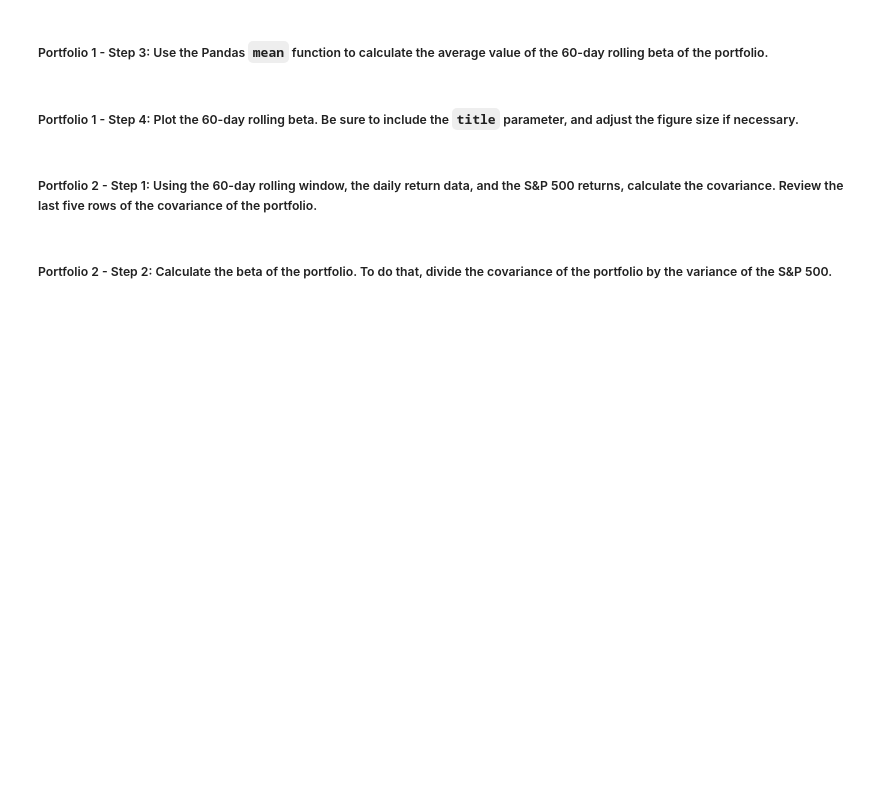
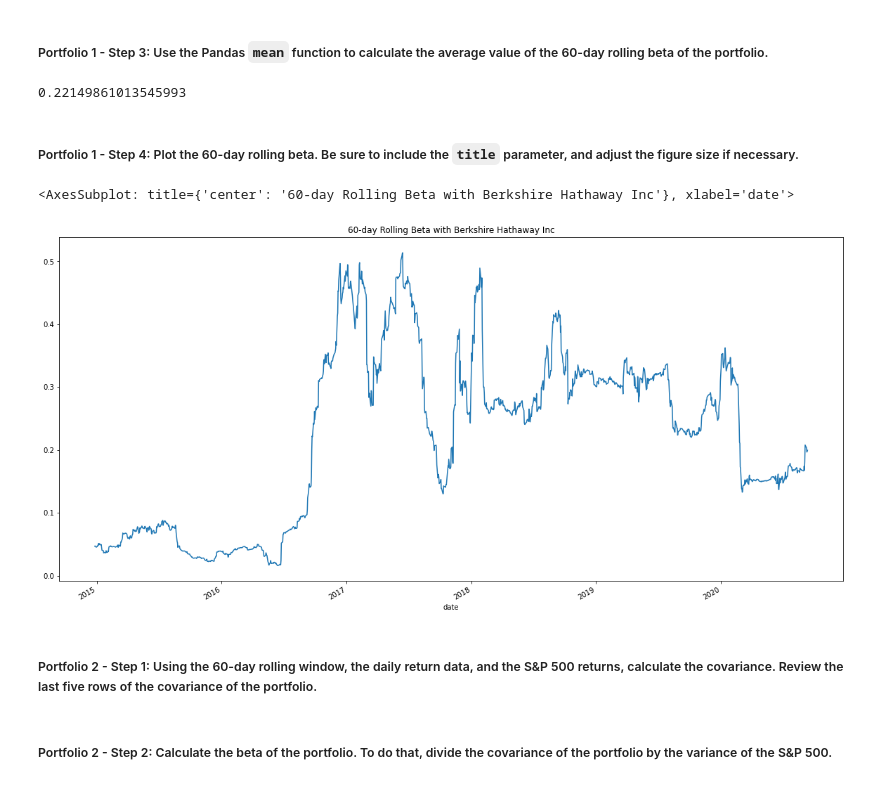
Before and after one commit to Brock-Denton/FinTech-Investing-Platform, a Jupyter notebook: risk_return_analysis.ipynb, the cells around one changed output. Cells and saved outputs as stored; diff of their text form; code cells hidden in the pictures; blank space fills up the shorter version.

```diff
--- a/risk_return_analysis.ipynb
+++ b/risk_return_analysis.ipynb
@@ -389,4 +389,8 @@ Your analysis is nearing completion. Now, you need to evaluate how the portfolio
 of the S&P 500 by using a 60-day rolling window. Visualize the last five rows of the variance of the S&P 500.
 # %%
 # Calculate the variance of the S&P 500 using a rolling 60-day window.
-# YOUR CODE HERE
+market_var = daily_returns_whales_df["S&P 500"].rolling(window=60).var()
+
+# Visualize the last five rows of the variance of the S&P 500
+
+market_var.tail()
@@ -404,5 +416,10 @@ of the S&P 500 by using a 60-day rolling window. Visualize the last five rows of
 ##### Portfolio 1 - Step 1: Using the 60-day rolling window, the daily return data, and the S&P 500 returns, calculate the covariance. Review the last five rows of the covariance of the portfolio.
 # %%
 # Calculate the covariance using a 60-day rolling window
+
+brk_covariance_sixty = daily_returns_whales_df["BERKSHIRE HATHAWAY INC"].rolling(window=60).cov(daily_returns_whales_df["S&P 500"])
+
+
 # Review the last five rows of the covariance data
-# YOUR CODE HERE
+
+brk_covariance_sixty.tail()
@@ -410,5 +435,9 @@ of the S&P 500 by using a 60-day rolling window. Visualize the last five rows of
 ##### Portfolio 1 - Step 2: Calculate the beta of the portfolio. To do that, divide the covariance of the portfolio by the variance of the S&P 500.
 # %%
 # Calculate the beta based on the 60-day rolling covariance compared to the market (S&P 500)
+
+brk_beta_sixty = brk_covariance_sixty / market_var
+
 # Review the last five rows of the beta information
-# YOUR CODE HERE
+
+brk_beta_sixty.tail()
@@ -416,13 +453,23 @@ of the S&P 500 by using a 60-day rolling window. Visualize the last five rows of
 ##### Portfolio 1 - Step 3: Use the Pandas `mean` function to calculate the average value of the 60-day rolling beta of the portfolio.
 # %%
 # Calculate the average of the 60-day rolling beta
-# YOUR CODE HERE
+
+avg_brk_beta_sixty = brk_beta_sixty.mean()
+
+# View the average of the 60-day rolling beta
+avg_brk_beta_sixty
+# %% [output]
+0.22149861013545993
 # %% [markdown]
 ##### Portfolio 1 - Step 4: Plot the 60-day rolling beta. Be sure to include the `title` parameter, and adjust the figure size if necessary.
 # %%
 # Plot the rolling beta
 # Include a title parameter and adjust the figure size
-# YOUR CODE HERE
+
+brk_beta_sixty.plot(figsize=(20,10), title="60-day Rolling Beta with Berkshire Hathaway Inc")
+# %% [output]
+<AxesSubplot: title={'center': '60-day Rolling Beta with Berkshire Hathaway Inc'}, xlabel='date'>
+[figure, added]
 # %% [markdown]
 ##### Portfolio 2 - Step 1: Using the 60-day rolling window, the daily return data, and the S&P 500 returns, calculate the covariance. Review the last five rows of the covariance of the portfolio.
 # %%
```
Also changed, not shown: parts of 4 cells of this notebook.
